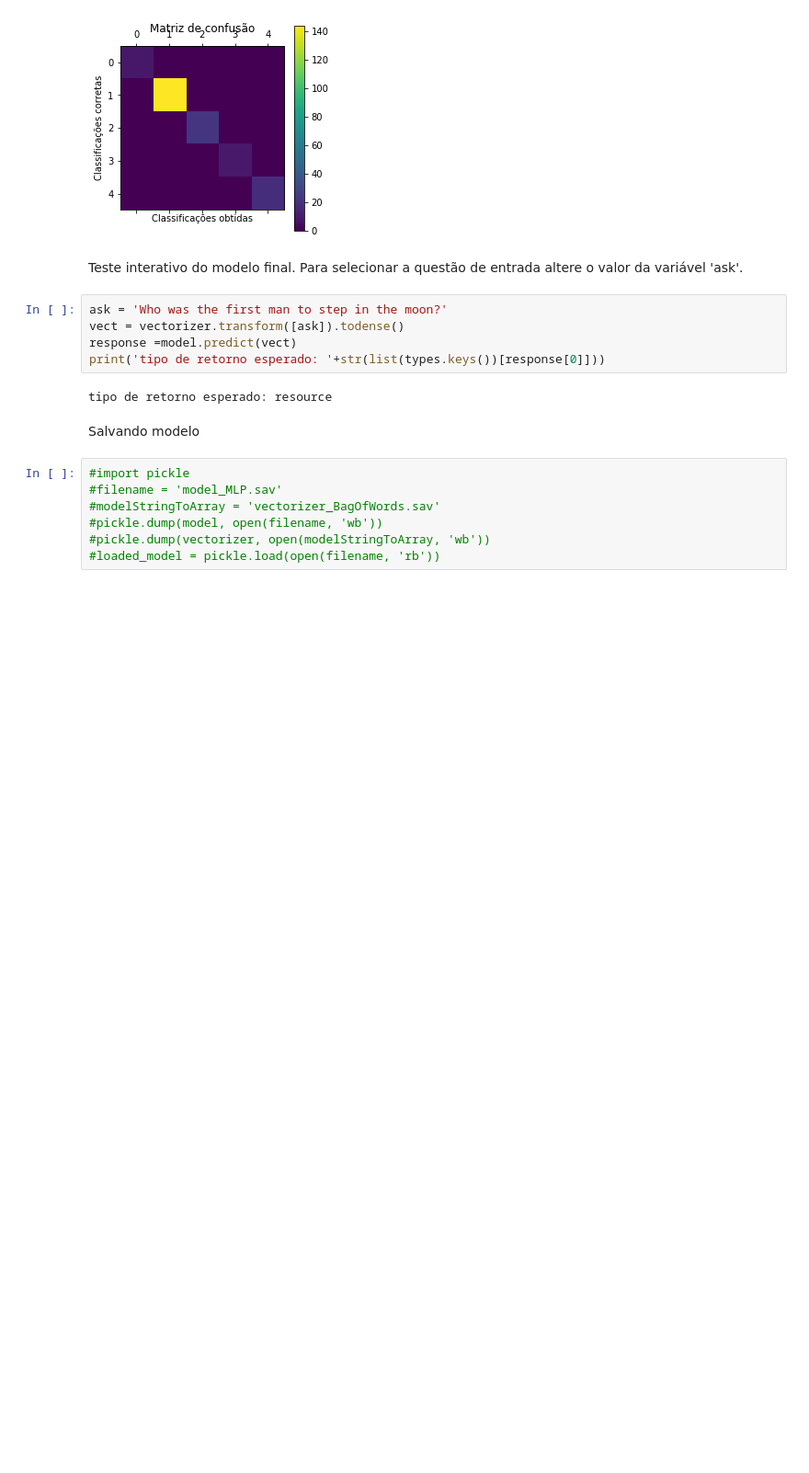
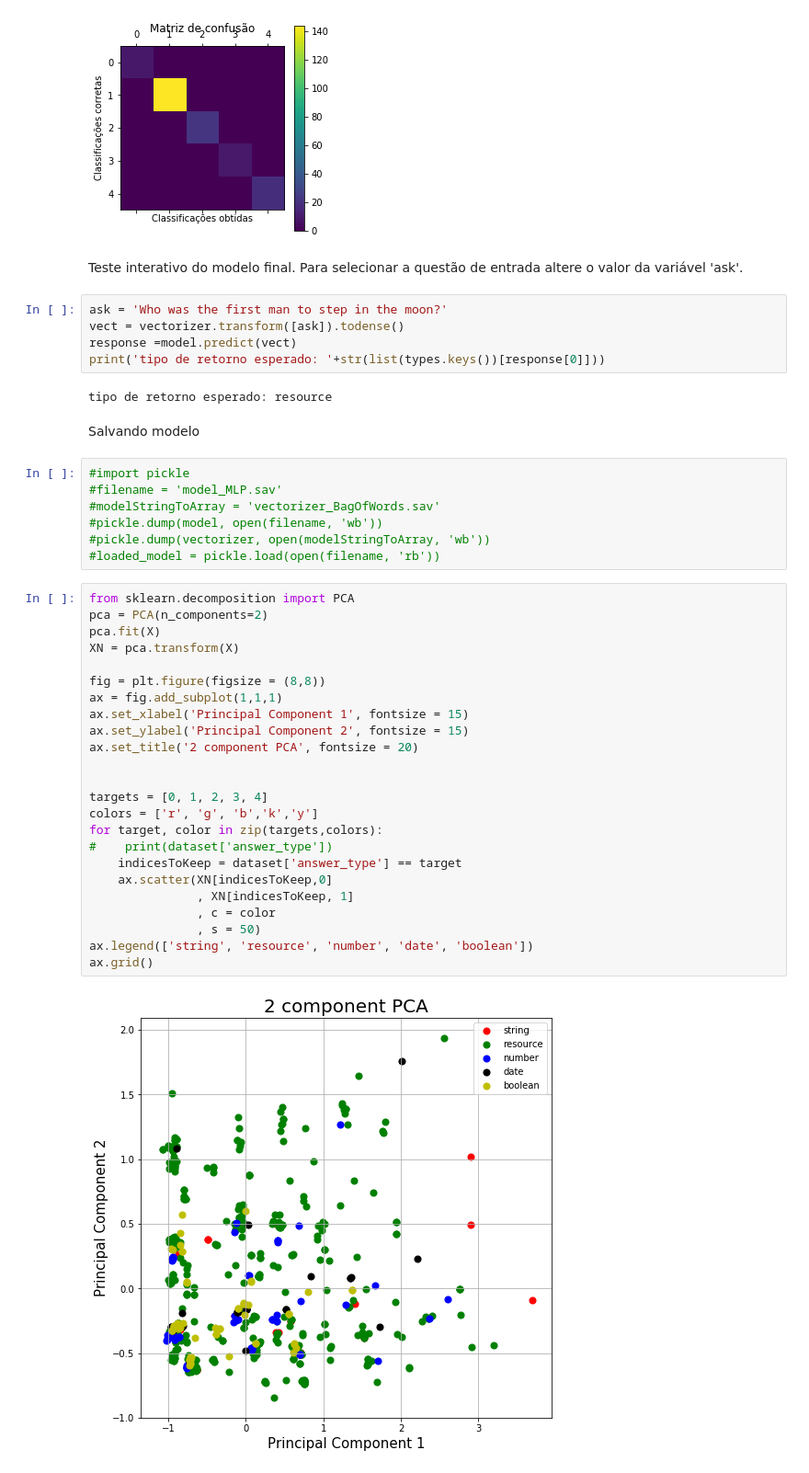
Before and after one commit to CaioViktor/MLQA, a Jupyter notebook: treinamentoDeModelos.ipynb, the cells around one changed output. Shown at 92% size. Saved outputs shown, nothing was run; the diff lists cells and outputs as text; blank space fills up the shorter version.

```diff
--- a/treinamentoDeModelos.ipynb
+++ b/treinamentoDeModelos.ipynb
@@ -168,3 +168,29 @@ Salvando modelo
 #pickle.dump(model, open(filename, 'wb'))
 #pickle.dump(vectorizer, open(modelStringToArray, 'wb'))
 #loaded_model = pickle.load(open(filename, 'rb'))
+# %%
+from sklearn.decomposition import PCA
+pca = PCA(n_components=2)
+pca.fit(X)
+XN = pca.transform(X)
+
+fig = plt.figure(figsize = (8,8))
+ax = fig.add_subplot(1,1,1)
+ax.set_xlabel('Principal Component 1', fontsize = 15)
+ax.set_ylabel('Principal Component 2', fontsize = 15)
+ax.set_title('2 component PCA', fontsize = 20)
+
+
+targets = [0, 1, 2, 3, 4]
+colors = ['r', 'g', 'b','k','y']
+for target, color in zip(targets,colors):
+#    print(dataset['answer_type'])
+    indicesToKeep = dataset['answer_type'] == target
+    ax.scatter(XN[indicesToKeep,0]
+               , XN[indicesToKeep, 1]
+               , c = color
+               , s = 50)
+ax.legend(['string', 'resource', 'number', 'date', 'boolean'])
+ax.grid()
+# %% [output]
+[figure, added]
```
